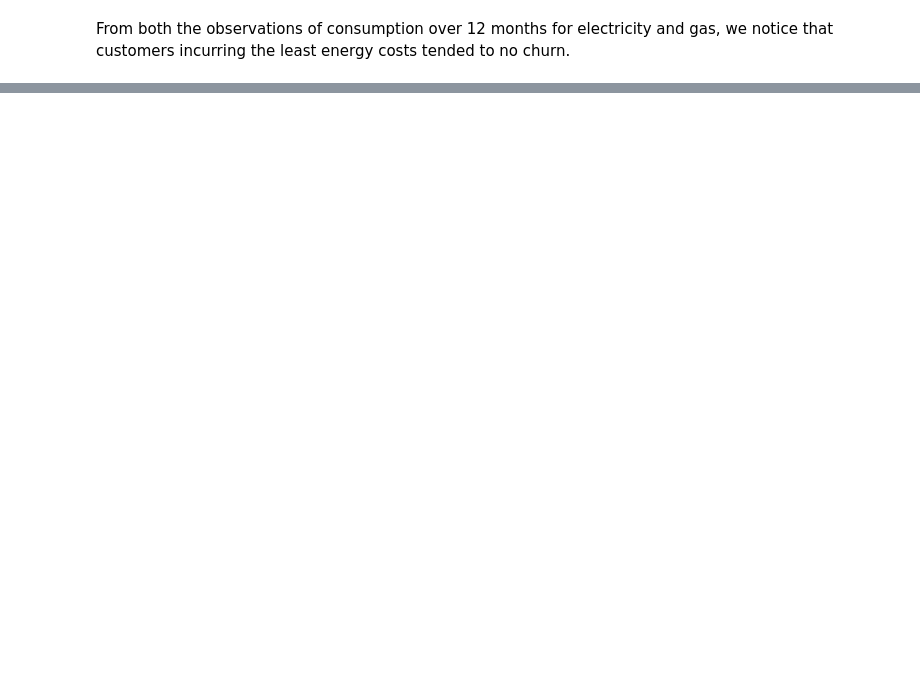
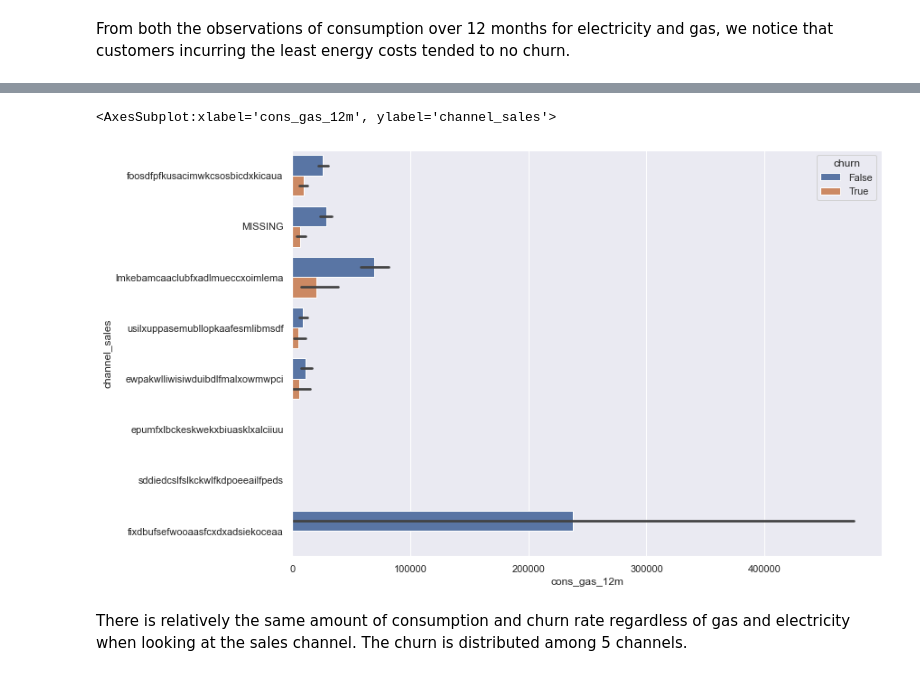
Before and after one commit to jvo024/bcg-forage-ds, a Jupyter notebook: eda_starter.ipynb, the cells around one changed output, grey strips where cells are left out. Saved outputs shown, nothing was run; the diff lists cells and outputs as text; code cells hidden in the pictures; blank space fills up the shorter version.

```diff
--- a/eda_starter.ipynb
+++ b/eda_starter.ipynb
@@ -238,0 +242,7 @@ plot_distribution(consumption, 'cons_12m', axs)
+# %%
+sns.barplot(y = 'channel_sales', x = 'cons_gas_12m', hue = 'churn', data = client_df)
+# %% [output]
+<AxesSubplot:xlabel='cons_gas_12m', ylabel='channel_sales'>
+[figure, added]
+# %% [markdown]
+There is relatively the same amount of consumption and churn rate regardless of gas and electricity when looking at the sales channel. The churn is distributed among 5 channels.
```
Also changed, not shown: parts of 45 cells of this notebook.
